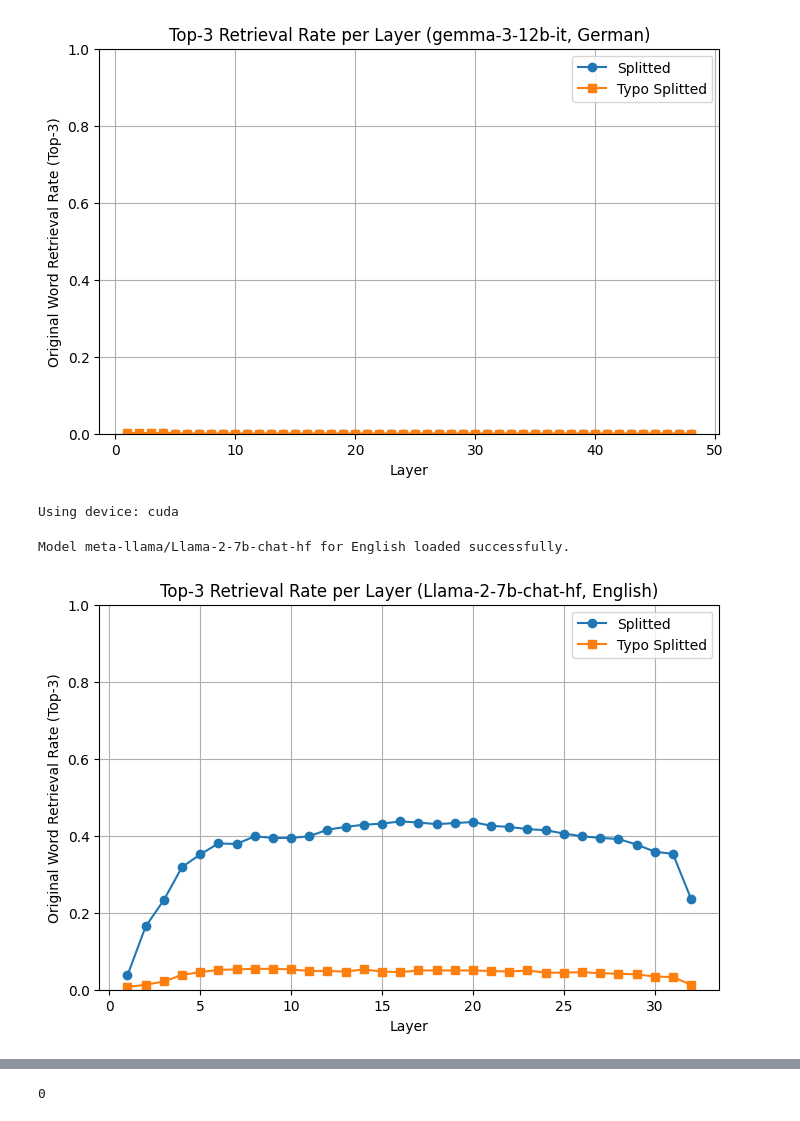
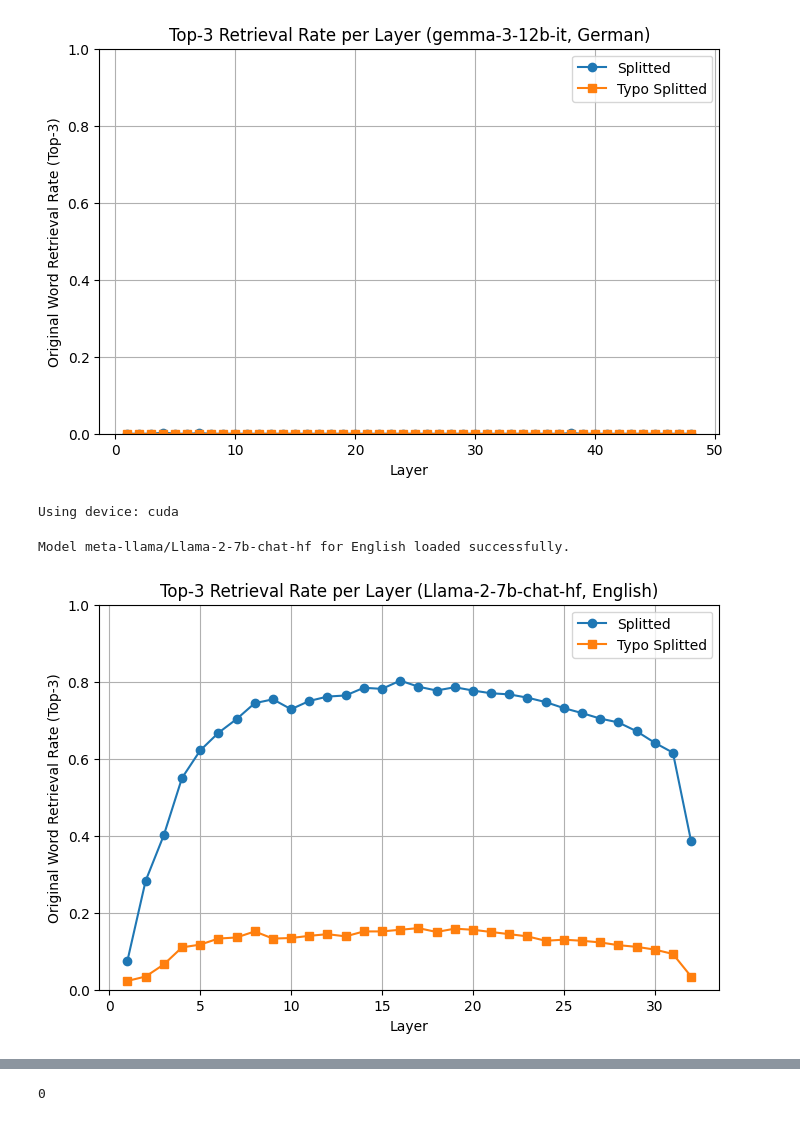
Before and after one commit to hjjjang/multilingual-inner-lexicon, a Jupyter notebook: RQ1/WordIdentity/logitlens_eval_analysis.ipynb, the cells around one changed output, grey strips where cells are left out. Drawn from its saved outputs; the diff is of its cells as text; code cells hidden in the pictures.

Commit message:
fixed processing unk tokens issue in logitlens

```diff
--- a/RQ1/WordIdentity/logitlens_eval_analysis.ipynb
+++ b/RQ1/WordIdentity/logitlens_eval_analysis.ipynb
@@ -104,18 +67,18 @@ Model google/gemma-3-12b-it for German loaded successfully.
 # %%
 MODEL_NAME = "meta-llama/Llama-2-7b-chat-hf"
 LANGUAGE = "English"
 logit_lens = LogitLens(LANGUAGE, MODEL_NAME)
 MODEL_NAME = MODEL_NAME.split("/")[-1]
 layers_original, rates_original, layers_typo, rates_typo = logit_lens.run(
-    path1 = f"/home/hyujang/multilingual-inner-lexicon/data/RQ1/WordIdentity/single_token_splitted_{MODEL_NAME}_{LANGUAGE}.csv",
-    path2 = f"/home/hyujang/multilingual-inner-lexicon/data/RQ1/WordIdentity/single_token_typos_{MODEL_NAME}_{LANGUAGE}.csv",
+    path1 = f"/home/hyujang/multilingual-inner-lexicon/data/RQ1/WordIdentity/single_token_splitted_{MODEL_NAME}_{LANGUAGE}_v2.csv",
+    path2 = f"/home/hyujang/multilingual-inner-lexicon/data/RQ1/WordIdentity/single_token_typos_{MODEL_NAME}_{LANGUAGE}_v2.csv",
     vis=True,
     save=True
 )
 # %% [output]
 Using device: cuda
 Model meta-llama/Llama-2-7b-chat-hf for English loaded successfully.
-[figure, old version]
+[figure, new version]
 # %%
 MODEL_NAME = "meta-llama/Llama-2-7b-chat-hf"
 LANGUAGE = "German"
```
Also changed, not shown: parts of 7 cells of this notebook, 3 other files.
